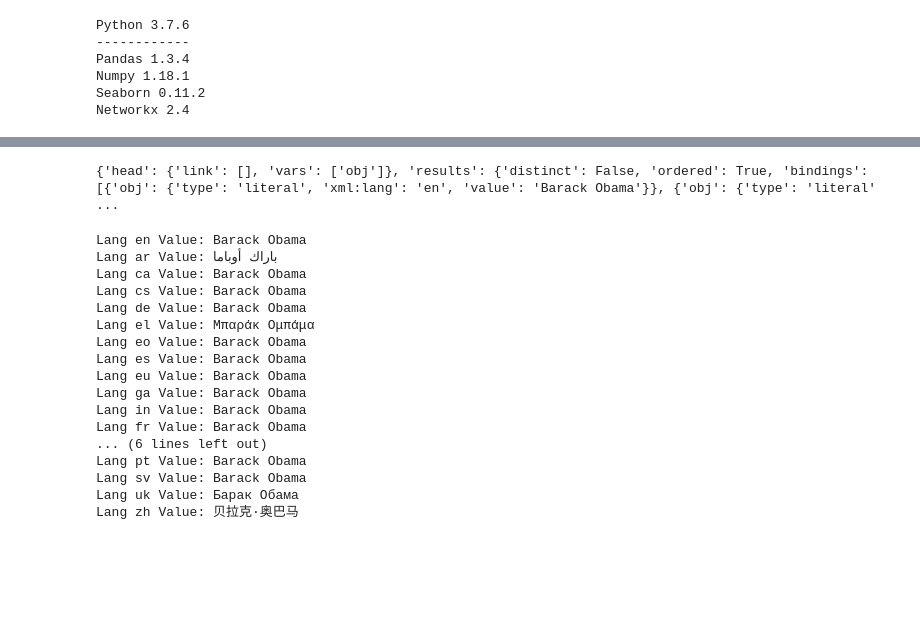
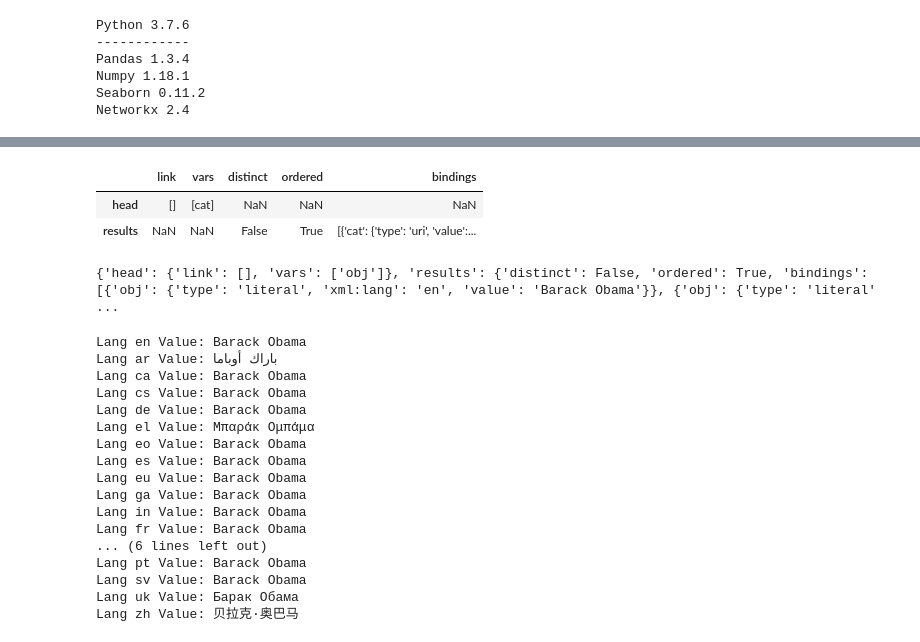
Before and after one commit to kevseitz/MAT, a Jupyter notebook: notebooks/DBpedia_querier.ipynb, the cells around one changed output, grey strips where cells are left out. Cells and saved outputs as stored; diff of their text form; code cells hidden in the pictures; blank space fills up the shorter version.

```diff
--- a/notebooks/DBpedia_querier.ipynb
+++ b/notebooks/DBpedia_querier.ipynb
@@ -66,0 +47,3 @@ get_music_genre()
+# %%
+dbp_music_genre = get_music_genre()
+dbp_music_genre
@@ -67,3 +68,10 @@ get_music_genre()
+# %%
+df_dbp_music_genre = pd.DataFrame.from_dict(dbp_music_genre, orient='index')
+df_dbp_music_genre
+# %% [output]
+|  | link | vars | distinct | ordered | bindings |
+| head | [] | [cat] | NaN | NaN | NaN |
+| results | NaN | NaN | False | True | [{'cat': {'type': 'uri', 'value':... |
 # %%
 sparql = SPARQLWrapper("http://dbpedia.org/sparql") # SPARQL endpoint
 sparql.setReturnFormat(JSON)
```
Also changed, not shown: parts of 6 cells of this notebook.
